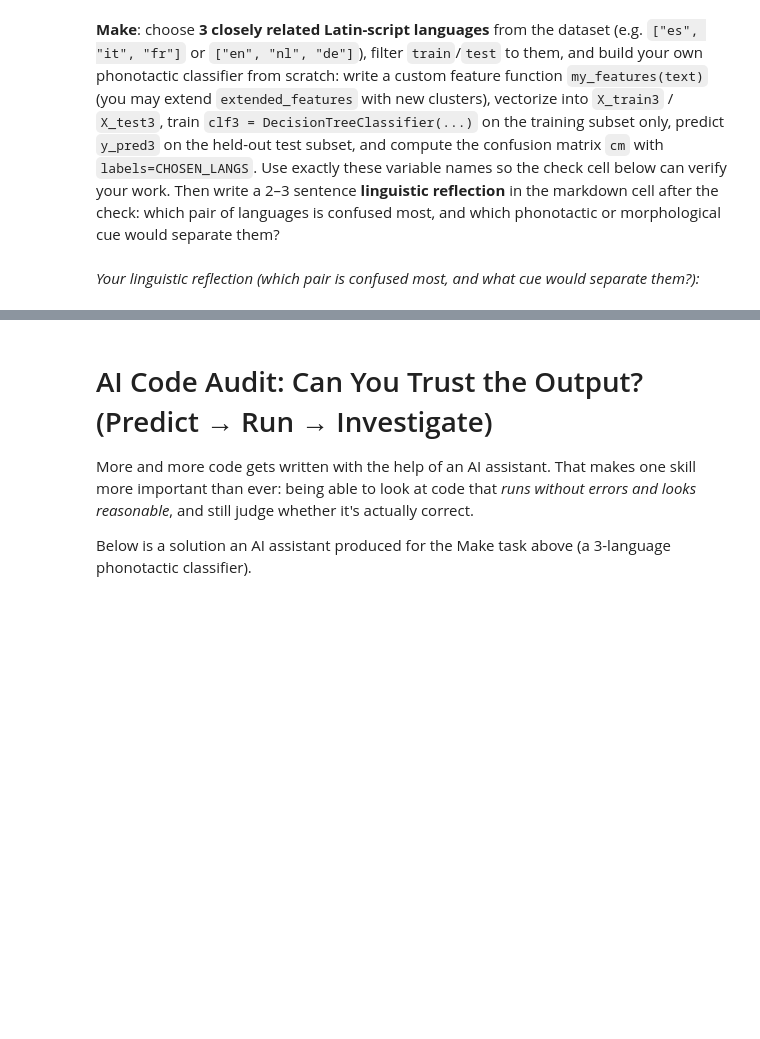
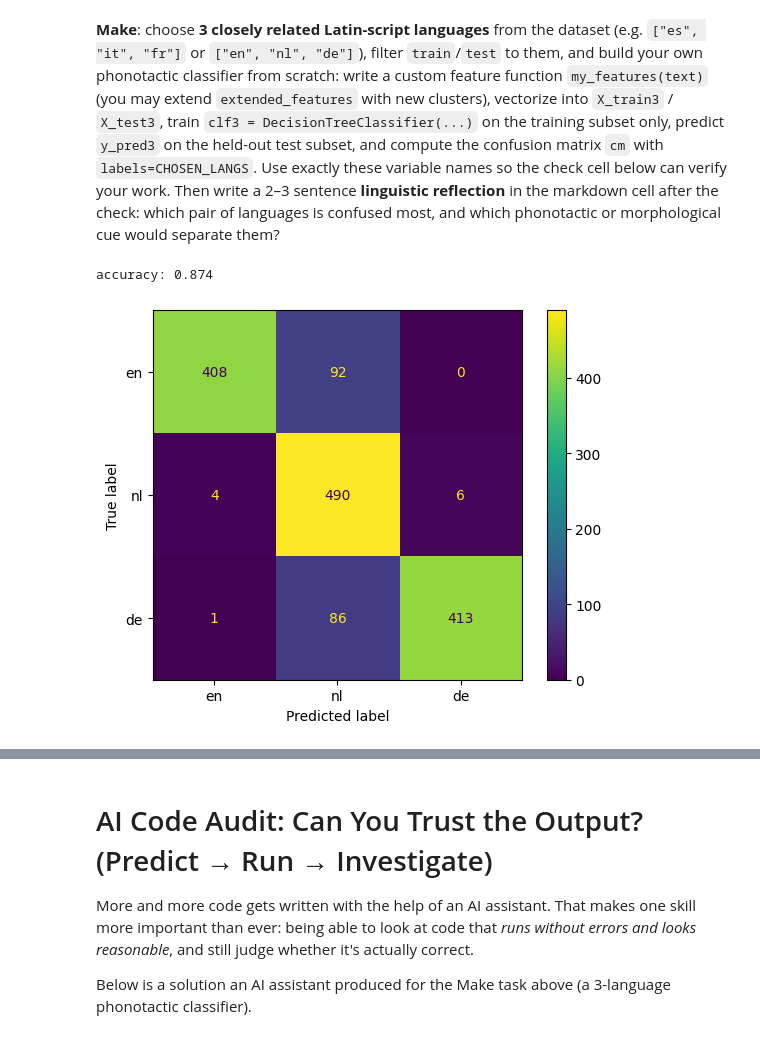
Before and after one commit to safcleo12/Machine-Learning, a Jupyter notebook: 02_Language_Identification_with_Decision_Tree.ipynb, the cells around one changed output, grey strips where cells are left out. Drawn from its saved outputs; the diff is of its cells as text; code cells hidden in the pictures; blank space fills up the shorter version.

```diff
--- a/02_Language_Identification_with_Decision_Tree.ipynb
+++ b/02_Language_Identification_with_Decision_Tree.ipynb
@@ -396,7 +464,62 @@ CHOSEN_LANGS = ["es", "it", "fr"]  # TODO: pick 3 closely related languages
+# %%
+### MAKE:
+
+### MAKE: your own 3-language phonotactic classifier
+CHOSEN_LANGS = ["en", "nl", "de"]  # TODO: pick 3 closely related languages
+
+# TODO: def my_features(text) -> dict   (ratios + your own character clusters)
+def my_features(text) -> dict:
+  text = text.lower()
+  n_chars = max(len(text), 1)
+  words = [w for w in text.split() if w]
+  n_words = max(len(words), 1)
+  nfd = unicodedata.normalize("NFD", text)
+
+  features = {
+      "vowel_ratio": sum(c in VOWELS for c in text) / n_chars,
+      "diacritic_ratio": sum(unicodedata.category(c) == "Mn" for c in nfd) / n_chars,
+      "avg_word_length": sum(len(w) for w in words) / n_words,
+      "final_vowel_ratio": sum(w[-1] in VOWELS for w in words) / n_words,
+
+      # English - generated with ChatGPT for better input
+      "mk_th": text.count("th") / n_chars,
+      "mk_ing": text.count("ing") / n_chars,
+      "mk_sh": text.count("sh") / n_chars,
+
+      # Dutch - here as well
+      "mk_ij": text.count("ij") / n_chars,
+      "mk_oe": text.count("oe") / n_chars,
+      "mk_aa": text.count("aa") / n_chars,
+
+      # German - here as well (head went blank when choosing the phonotactic features)
+      "mk_sch": text.count("sch") / n_chars,
+      "mk_ung": text.count("ung") / n_chars,
+      "mk_ß": text. count("ß") / n_chars
+  }
+
+  return features
+
+# TODO: filter train/test, vectorize into X_train3 / X_test3, y_train3 / y_test3
+train3 = train[train["language"].isin(CHOSEN_LANGS)] # Did this with ChatGPT as I didn't understand what was asked here.
+test3 = test[test["language"].isin(CHOSEN_LANGS)]
+X_train3 = pd.DataFrame(list(train3.text.map(my_features)))
+X_test3 = pd.DataFrame(list(test3.text.map(my_features)))
+y_train3 = train3.language
+y_test3 = test3.language # I needed ChatGPT for these two lines too
+# TODO: clf3 = DecisionTreeClassifier(...).fit(X_train3, y_train3)
+clf3 = DecisionTreeClassifier(max_depth=5, random_state=42).fit(X_train3, y_train3)
+# TODO: y_pred3 = clf3.predict(X_test3);  cm = confusion_matrix(y_test3, y_pred3, labels=CHOSEN_LANGS)
+y_pred3 = clf3.predict(X_test3)
+cm = confusion_matrix(y_test3, y_pred3, labels=CHOSEN_LANGS)
+# TODO: print accuracy and plot the confusion matrix
+print("accuracy:", round(accuracy_score(y_test3, y_pred3), 3))
+ConfusionMatrixDisplay(cm, display_labels=CHOSEN_LANGS).plot()
+plt.show()
+# %% [output]
+accuracy: 0.874
+[figure, added]
 # %%
 assert len(CHOSEN_LANGS) == 3
 assert set(CHOSEN_LANGS) <= set(train['language'].unique())
 assert cm.shape == (3, 3)
 assert accuracy_score(y_test3, y_pred3) > 0.6
-# %% [markdown]
-*Your linguistic reflection (which pair is confused most, and what cue would separate them?):*
```
Also changed, not shown: parts of 20 cells of this notebook.
